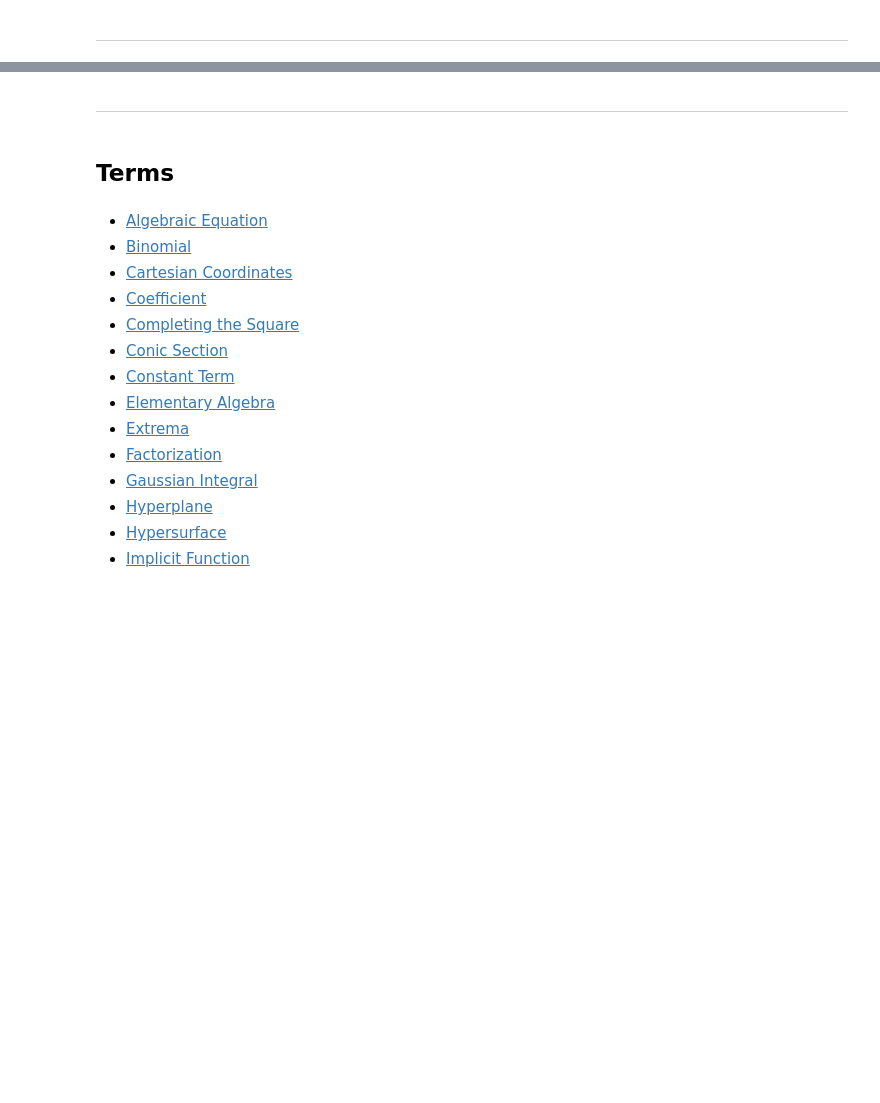
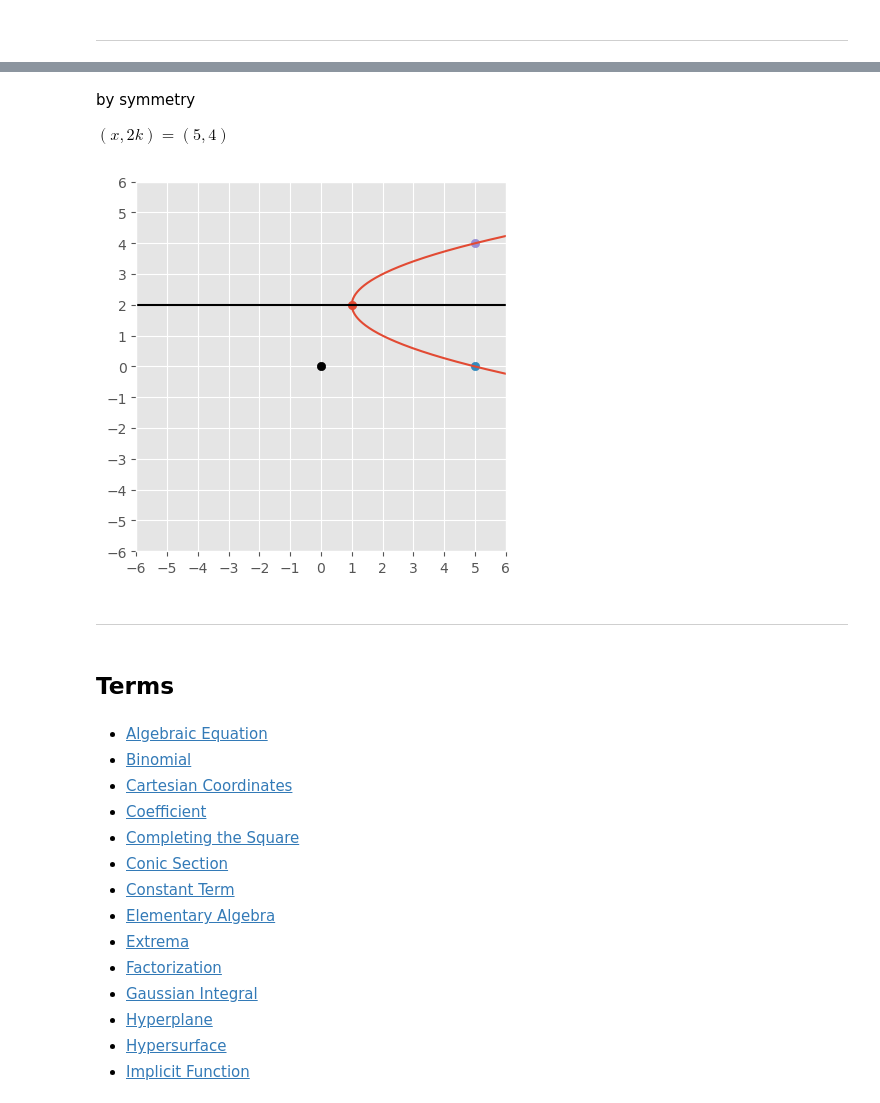
Before and after one commit to davefriedman01/VectorCalculus, a Jupyter notebook: hw1.ipynb, the cells around one changed output, grey strips where cells are left out. Drawn from its saved outputs; the diff is of its cells as text; code cells hidden in the pictures; blank space fills up the shorter version.

```diff
--- a/hw1.ipynb
+++ b/hw1.ipynb
@@ -544,3 +583,26 @@ plt.scatter(3,0);
+# %% [markdown]
+by symmetry
+
+$(x,2k)=(5,4)$
+# %%
+s=6
+y=np.linspace(-s,s,1001);
+x=y**2-4*y+5
+
+plt.axes().set_aspect(1);
+plt.xlim((-s,s));
+plt.xticks(np.arange(-s,s+1,1));
+plt.ylim((-s,s));
+plt.yticks(np.arange(-s,s+1,1));
+
+plt.plot(x,y);
+plt.scatter(0,0,color='black');
+plt.axhline(y=2,color='black');
+plt.scatter(1,2);
+plt.scatter(5,0);
+plt.scatter(5,4);
+# %% [output]
+[figure, added]
 # %% [markdown]
 ---
 # %% [markdown]
```
Also changed, not shown: parts of 7 cells of this notebook.
